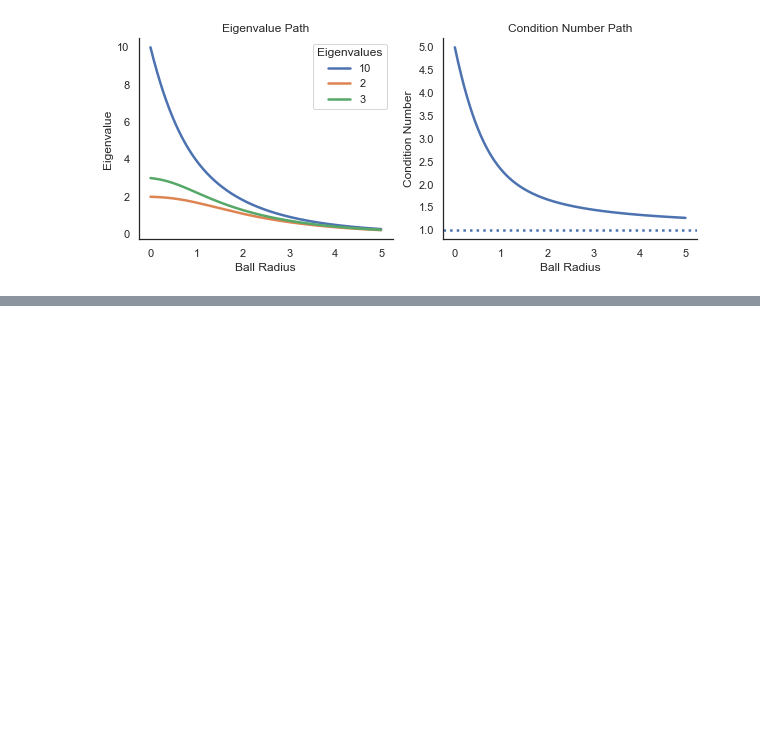
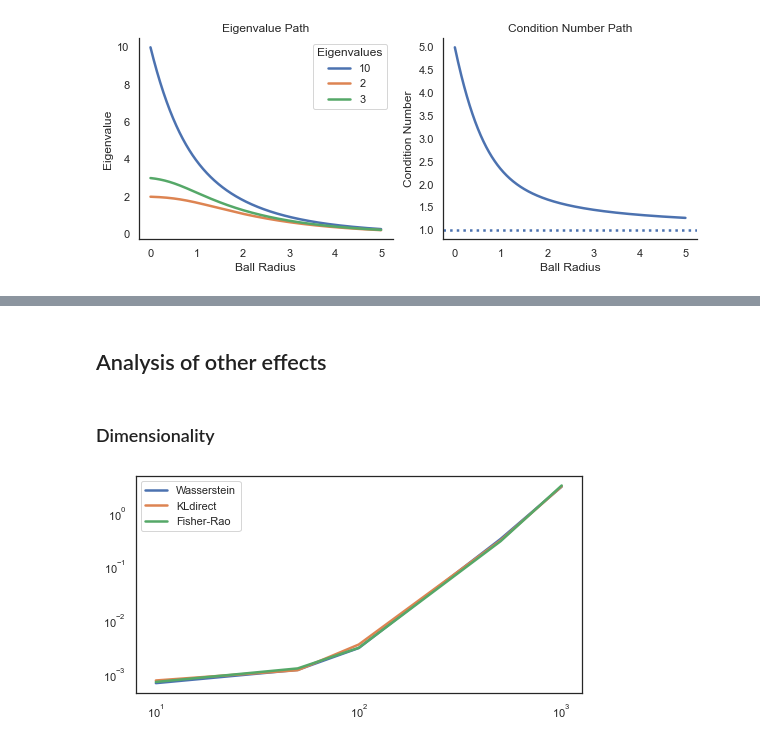
Before and after one commit to yvesrychener/covariance_DRO, a Jupyter notebook: python/Analysis.ipynb, the cells around one changed output, grey strips where cells are left out. Drawn from its saved outputs; the diff is of its cells as text; code cells hidden in the pictures; blank space fills up the shorter version.

Commit message:
Added Timing analysis

```diff
--- a/python/Analysis.ipynb
+++ b/python/Analysis.ipynb
@@ -91,0 +123,19 @@ plt.savefig('plots/fr_1023.pdf');
+# %% [markdown]
+## Analysis of other effects
+# %%
+def test_method(epsilon, name, h):
+    dimensions = [10, 50, 100, 500, 1000]
+    method = lambda X: covariance_DRO.estimate_cov(sigma_hat, 0.2, 'Wasserstein')
+    times = []
+    for d in dimensions:
+        sigma_hat = generate_matrix(dims=d, h=h)
+        s = time.time()
+        _ = method(sigma_hat)
+        times.append(time.time()-s)
+    return times
+# %%
+results = {}
+for epsilon in [1e-2, 1e-1, 1, 10, 100]:
+    for name in ['Wasserstein', 'KLdirect', 'Fisher-Rao']:
+        for h in [5, 10, 50, 100, 500, 1000]:
+            results.update({(epsilon, name, h):test_method(epsilon, name, h)})
@@ -91,0 +152,10 @@ plt.savefig('plots/fr_1023.pdf');
+# %% [markdown]
+### Dimensionality
+# %%
+for result in results:
+    if result[0]==1 and result[2]==10:
+        plt.loglog([10, 50, 100, 500, 1000], results[result],
+                   label='{}'.format(result[1]))
+        plt.legend()
+# %% [output]
+[figure, added]
```
Also changed, not shown: parts of 11 cells of this notebook.
